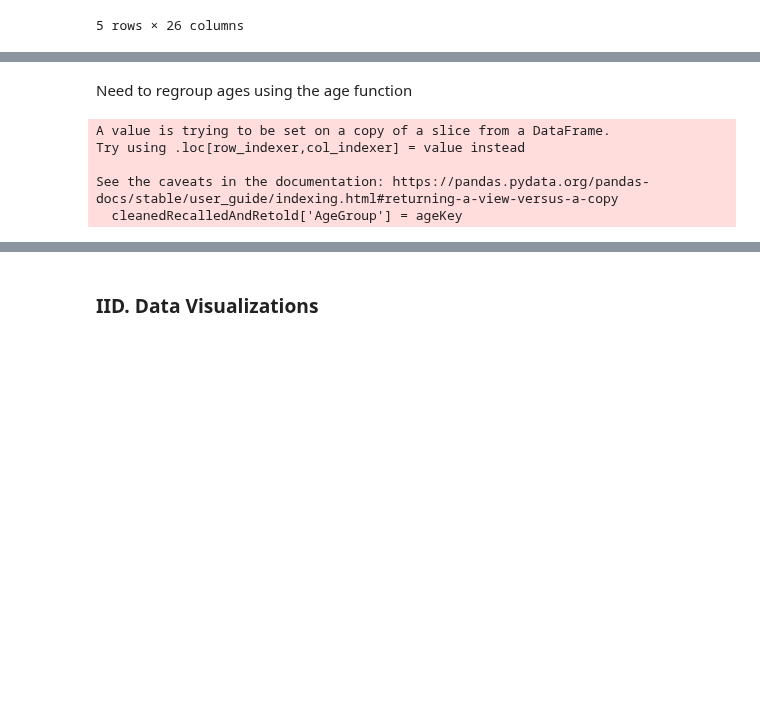
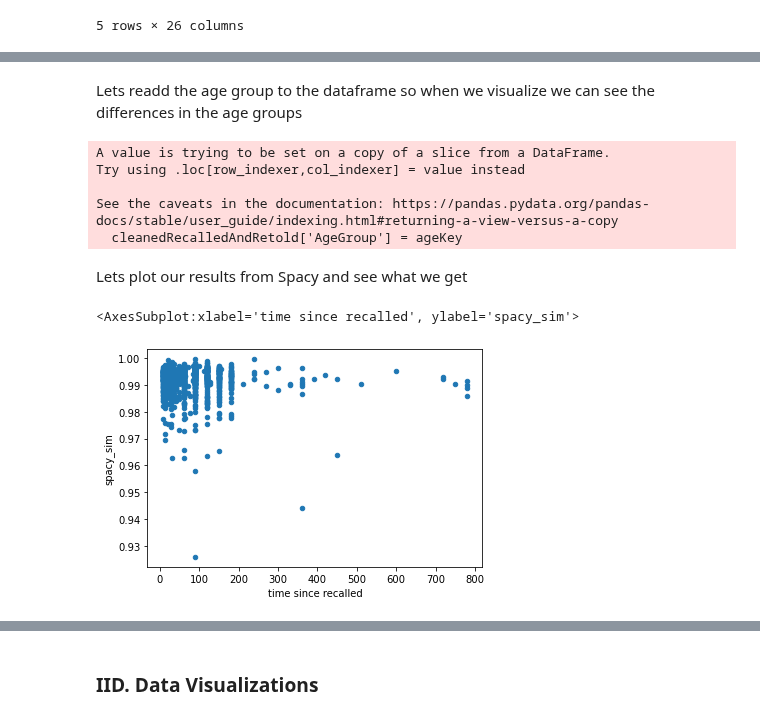
Before and after one commit to dbyers15/EmotionAndMemory, a Jupyter notebook: WorkingNotebook.ipynb, the cells around one changed output, grey strips where cells are left out. Drawn from its saved outputs; the diff is of its cells as text; code cells hidden in the pictures; blank space fills up the shorter version.

Commit message:
Combining spacy and sentiment

```diff
--- a/WorkingNotebook.ipynb
+++ b/WorkingNotebook.ipynb
@@ -111,2 +116,2 @@ As we can see there are some null values which is expected based on the dataset
 # %%
-noNaNHippDf = hippDf.dropna(subset=['annotatorAge'])
+noNaNHippDf = hippDf.dropna(subset=['annotatorAge','importance',])
@@ -210,7 +219,7 @@ We are going to look at how similar the stories are between recalled and retold
 # %% [markdown]
 Need to find the unique id's that link the two data sections together
 # %%
-idTags = hippDf['recAgnPairId'].unique()
+idTags = noNaNHippDf['recAgnPairId'].unique()
 #Need to remove the null tag
 indexOfNull = 0
 newIdTags = np.delete(idTags,indexOfNull)
@@ -474,5 +487,5 @@ Index(['AssignmentId', 'WorkTimeInSeconds', 'WorkerId', 'annotatorAge',
-# %% [markdown]
-Need to regroup ages using the age function
+# %% [markdown]
+Lets readd the age group to the dataframe so when we visualize we can see the differences in the age groups
 # %%
 ageKey = cleanedRecalledAndRetold.apply(lambda row: ageGroup(row),axis=1)
 # %%
@@ -483,3 +496,10 @@ Try using .loc[row_indexer,col_indexer] = value instead
 
 See the caveats in the documentation: https://pandas.pydata.org/pandas-docs/stable/user_guide/indexing.html#returning-a-view-versus-a-copy
   cleanedRecalledAndRetold['AgeGroup'] = ageKey
+# %% [markdown]
+Lets plot our results from Spacy and see what we get
+# %%
+cleanedRecalledAndRetold.plot.scatter(x='time since recalled', y = 'spacy_sim')
+# %% [output]
+<AxesSubplot:xlabel='time since recalled', ylabel='spacy_sim'>
+[figure, added]
```
Also changed, not shown: parts of 40 cells of this notebook.
